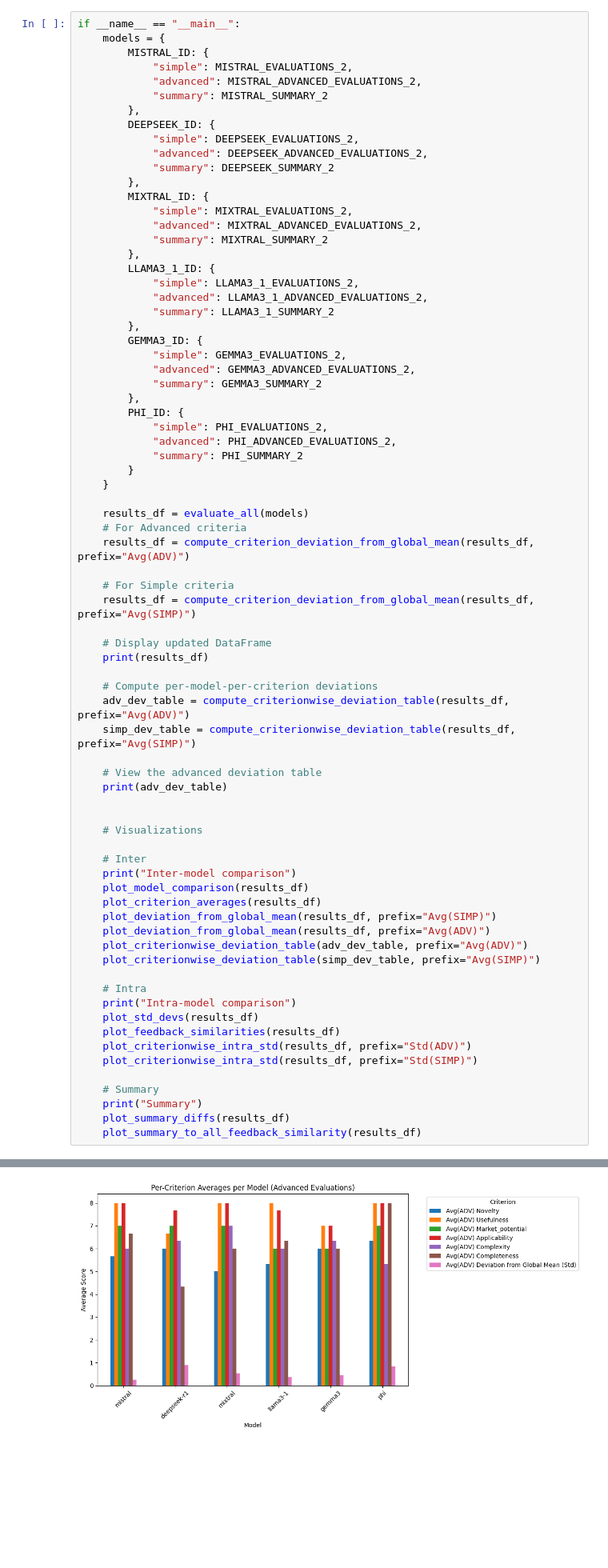
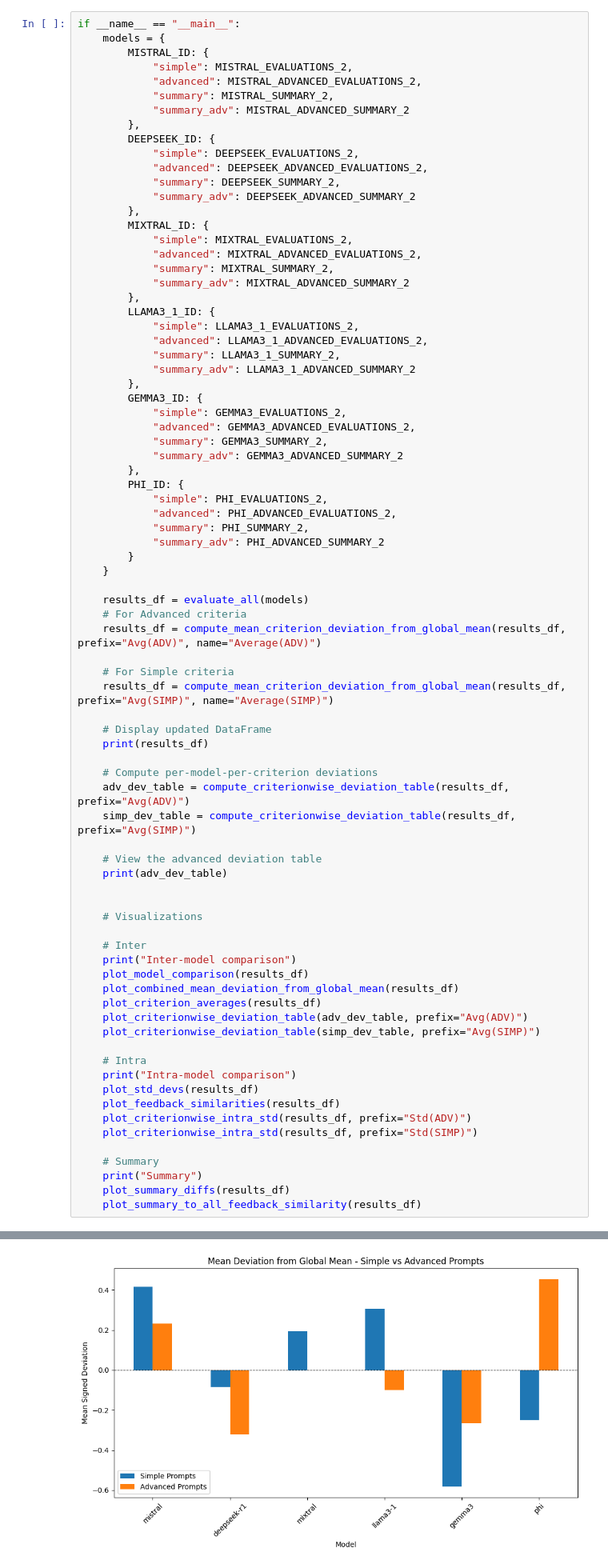
Before and after one commit to jonnyCap/LLM-based-Assessment-of-Software-Project-Ideas, a Jupyter notebook: evaluation/evaluation.ipynb, the cells around one changed output, grey strips where cells are left out. Shown at 80% size. Drawn from its saved outputs; the diff is of its cells as text; blank space fills up the shorter version.

```diff
--- a/evaluation/evaluation.ipynb
+++ b/evaluation/evaluation.ipynb
@@ -393,41 +440,47 @@ if __name__ == "__main__":
         MISTRAL_ID: {
             "simple": MISTRAL_EVALUATIONS_2,
             "advanced": MISTRAL_ADVANCED_EVALUATIONS_2,
-            "summary": MISTRAL_SUMMARY_2
+            "summary": MISTRAL_SUMMARY_2,
+            "summary_adv": MISTRAL_ADVANCED_SUMMARY_2
         },
         DEEPSEEK_ID: {
             "simple": DEEPSEEK_EVALUATIONS_2,
             "advanced": DEEPSEEK_ADVANCED_EVALUATIONS_2,
-            "summary": DEEPSEEK_SUMMARY_2
+            "summary": DEEPSEEK_SUMMARY_2,
+            "summary_adv": DEEPSEEK_ADVANCED_SUMMARY_2
         },
         MIXTRAL_ID: {
             "simple": MIXTRAL_EVALUATIONS_2,
             "advanced": MIXTRAL_ADVANCED_EVALUATIONS_2,
-            "summary": MIXTRAL_SUMMARY_2
+            "summary": MIXTRAL_SUMMARY_2,
+            "summary_adv": MIXTRAL_ADVANCED_SUMMARY_2
         },
         LLAMA3_1_ID: {
             "simple": LLAMA3_1_EVALUATIONS_2,
             "advanced": LLAMA3_1_ADVANCED_EVALUATIONS_2,
-            "summary": LLAMA3_1_SUMMARY_2
+            "summary": LLAMA3_1_SUMMARY_2,
+            "summary_adv": LLAMA3_1_ADVANCED_SUMMARY_2
         },
         GEMMA3_ID: {
             "simple": GEMMA3_EVALUATIONS_2,
             "advanced": GEMMA3_ADVANCED_EVALUATIONS_2,
-            "summary": GEMMA3_SUMMARY_2
+            "summary": GEMMA3_SUMMARY_2,
+            "summary_adv": GEMMA3_ADVANCED_SUMMARY_2
         },
         PHI_ID: {
             "simple": PHI_EVALUATIONS_2,
             "advanced": PHI_ADVANCED_EVALUATIONS_2,
-            "summary": PHI_SUMMARY_2
+            "summary": PHI_SUMMARY_2,
+            "summary_adv": PHI_ADVANCED_SUMMARY_2
         }
     }
 
     results_df = evaluate_all(models)
     # For Advanced criteria
-    results_df = compute_criterion_deviation_from_global_mean(results_df, prefix="Avg(ADV)")
+    results_df = compute_mean_criterion_deviation_from_global_mean(results_df, prefix="Avg(ADV)", name="Average(ADV)")
 
     # For Simple criteria
-    results_df = compute_criterion_deviation_from_global_mean(results_df, prefix="Avg(SIMP)")
+    results_df = compute_mean_criterion_deviation_from_global_mean(results_df, prefix="Avg(SIMP)", name="Average(SIMP)")
 
     # Display updated DataFrame
     print(results_df)
@@ -445,9 +498,8 @@ if __name__ == "__main__":
     # Inter
     print("Inter-model comparison")
     plot_model_comparison(results_df)
+    plot_combined_mean_deviation_from_global_mean(results_df)
     plot_criterion_averages(results_df)
-    plot_deviation_from_global_mean(results_df, prefix="Avg(SIMP)")
-    plot_deviation_from_global_mean(results_df, prefix="Avg(ADV)")
     plot_criterionwise_deviation_table(adv_dev_table, prefix="Avg(ADV)")
     plot_criterionwise_deviation_table(simp_dev_table, prefix="Avg(SIMP)")
 
@@ -484 +536 @@ Inter-model comparison
-[figure, old version]
+[figure, new version]
```
Also changed, not shown: parts of 4 cells of this notebook, 2 other files.
